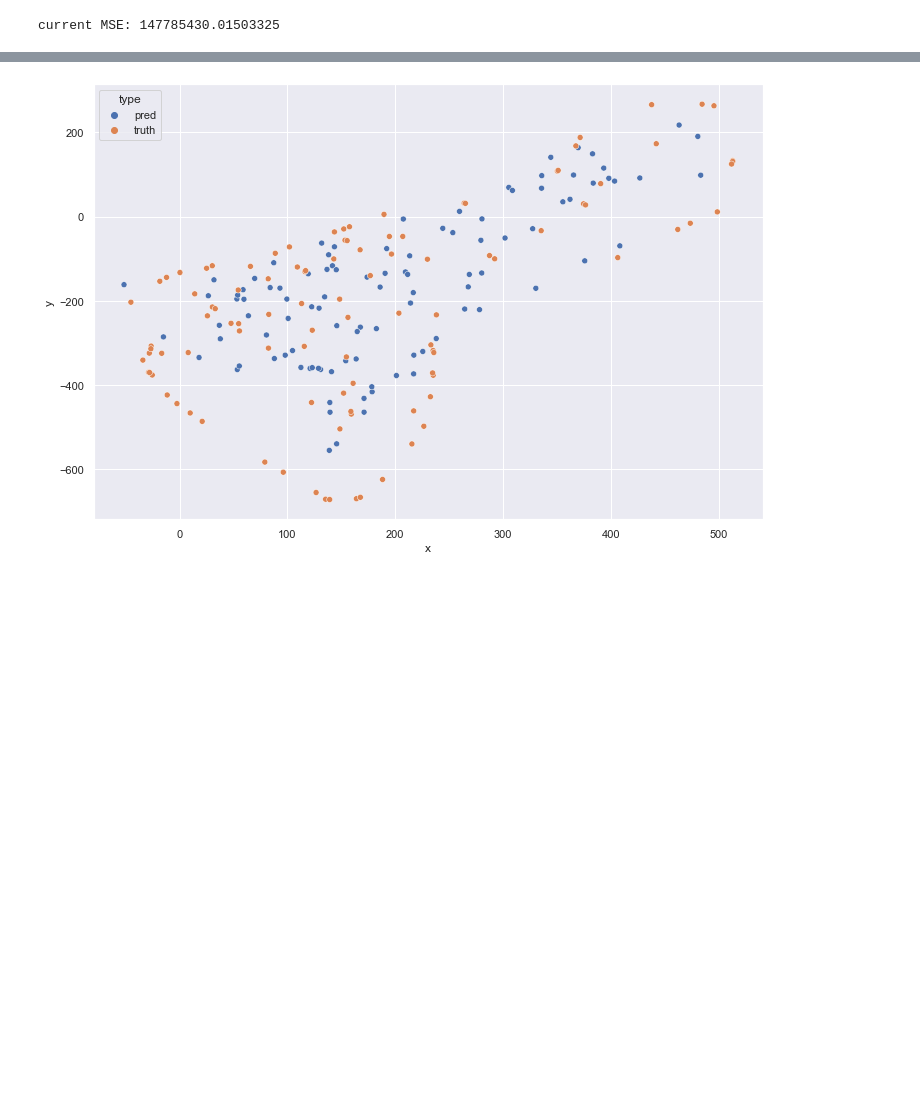
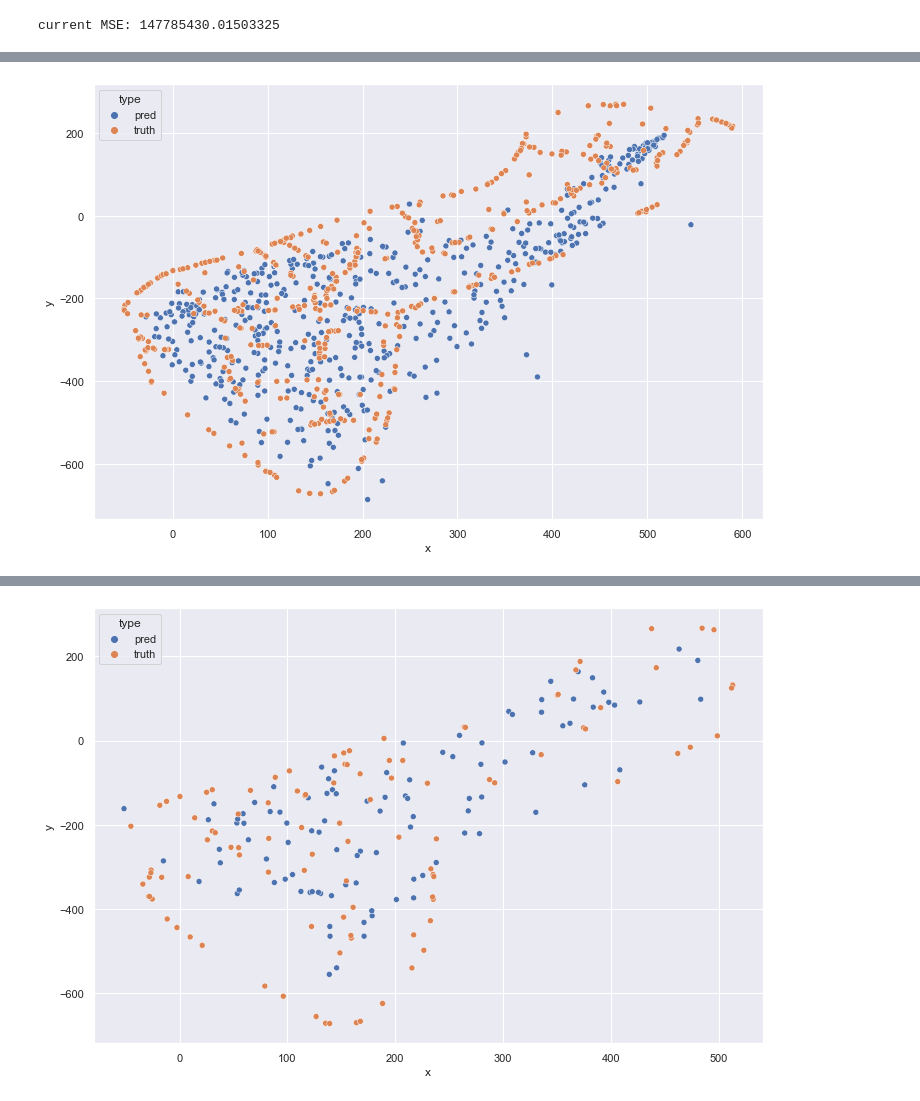
Before and after one commit to telenovelachuan/data_science, a Jupyter notebook: master_project/active_learning.ipynb, the cells around one changed output, grey strips where cells are left out. Saved outputs shown, nothing was run; the diff lists cells and outputs as text; code cells hidden in the pictures; blank space fills up the shorter version.

```diff
--- a/master_project/active_learning.ipynb
+++ b/master_project/active_learning.ipynb
@@ -153,0 +154,4 @@ concat = analyze_predictions(y_test_ae, file="cnn_ae_preds_macbook.csv")
+# %%
+concat = analyze_predictions(y_test_ae, file="cnn_ae_al1_random_all_preds.csv")
+# %% [output]
+[figure, added]
```
Also changed, not shown: parts of 9 cells of this notebook, 3 other files.
